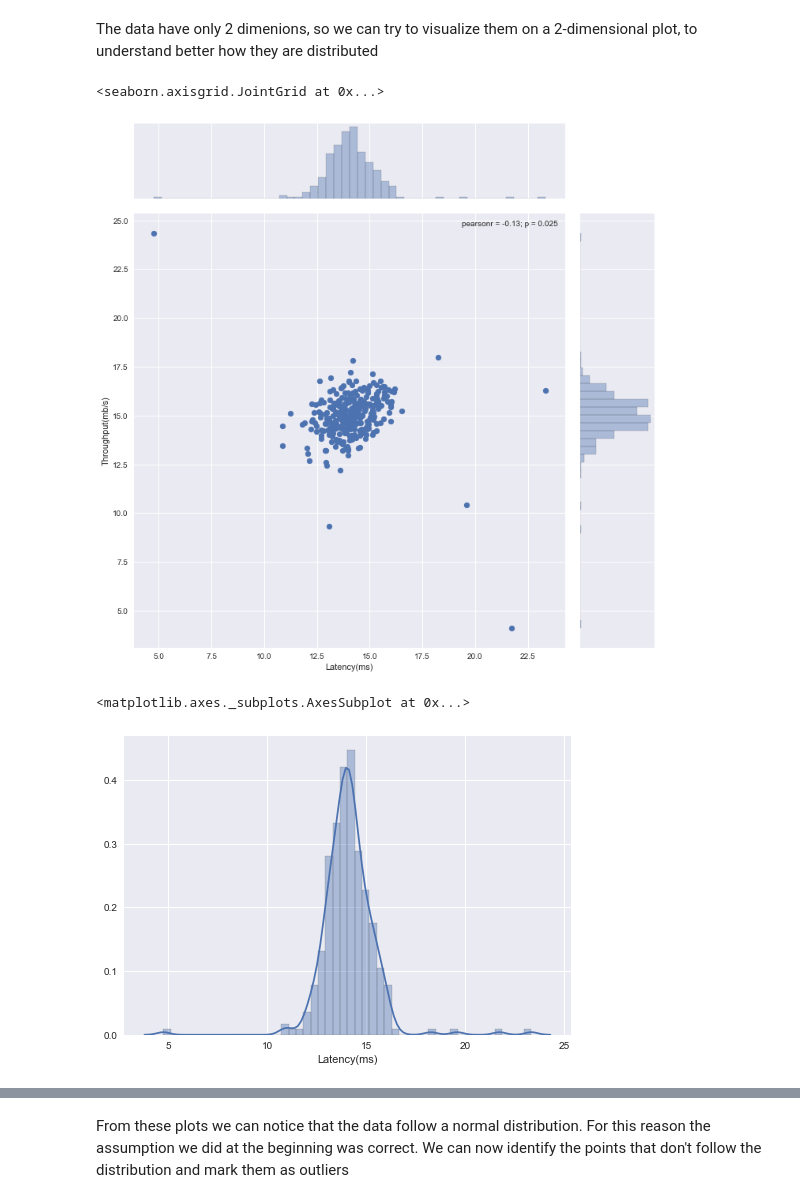
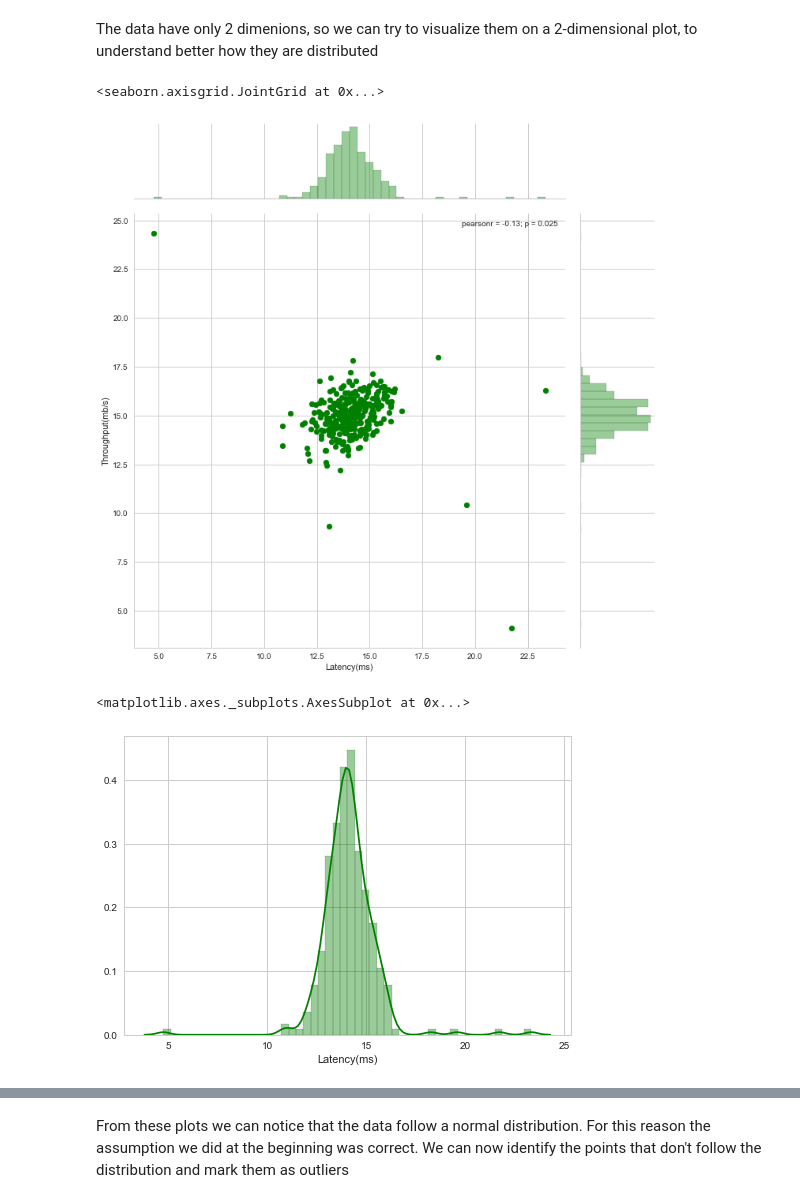
Before and after one commit to marcomiglionico94/Machine-Learning, a Jupyter notebook: Anomaly Detection/Gaussian Model/gaussian_model_anomalies.ipynb, the cells around one changed output, grey strips where cells are left out. Cells and saved outputs as stored; diff of their text form; code cells hidden in the pictures.

Commit message:
Updated plot

```diff
--- a/Anomaly Detection/Gaussian Model/gaussian_model_anomalies.ipynb
+++ b/Anomaly Detection/Gaussian Model/gaussian_model_anomalies.ipynb
@@ -112,14 +112,15 @@ test_df.head()
 # %% [markdown]
 The data have only 2 dimenions, so we can try to visualize them on a 2-dimensional plot, to understand better how they are distributed
 # %%
+sns.set_style('whitegrid')
 plt.rcParams["patch.force_edgecolor"] = True
-sns.jointplot('Latency(ms)', 'Throughput(mb/s)', size = 10, data = train_df, kind='scatter')
+sns.jointplot('Latency(ms)', 'Throughput(mb/s)', size = 10, data = train_df, kind='scatter', color = 'g')
 # %% [output]
 <seaborn.axisgrid.JointGrid at 0x...>
-[figure, old version]
+[figure, new version]
 # %%
-sns.distplot(train_df['Latency(ms)'])
+sns.distplot(train_df['Latency(ms)'],color = 'g')
 # %% [output]
 <matplotlib.axes._subplots.AxesSubplot at 0x...>
-[figure, old version]
+[figure, new version]
 # %%
```
Also changed, not shown: parts of 2 cells of this notebook.
